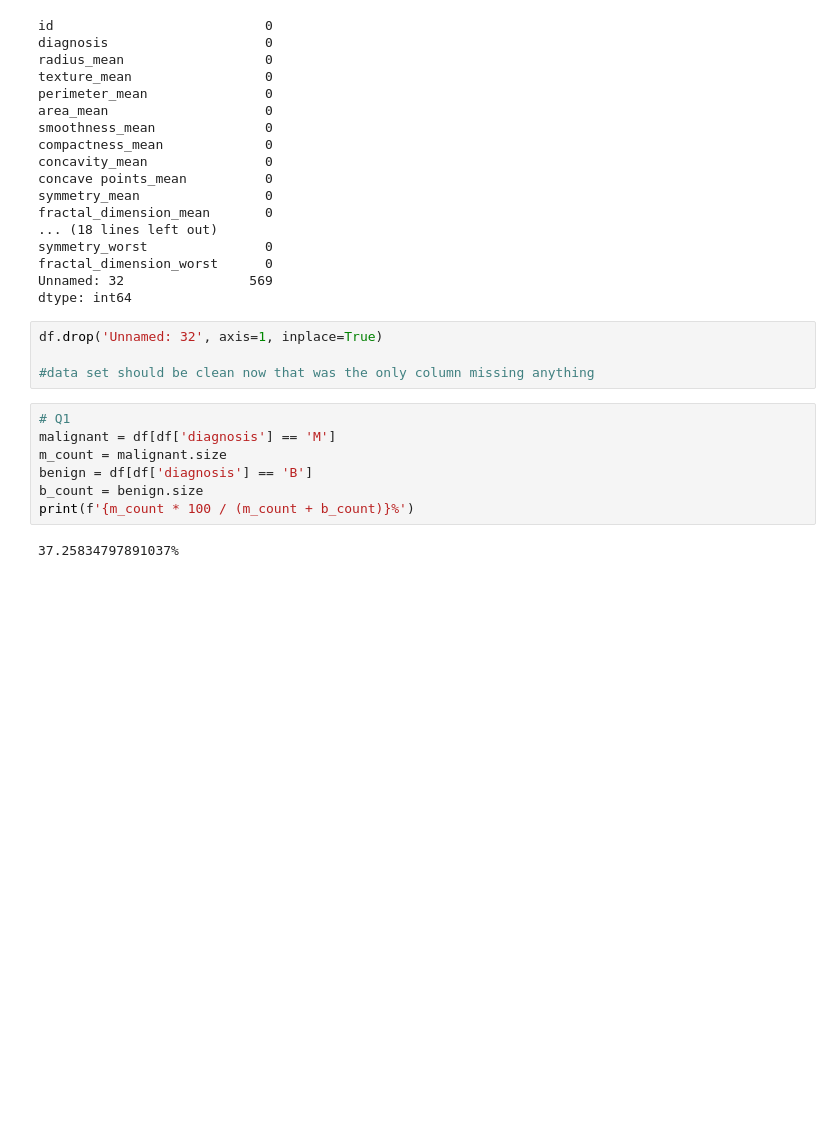
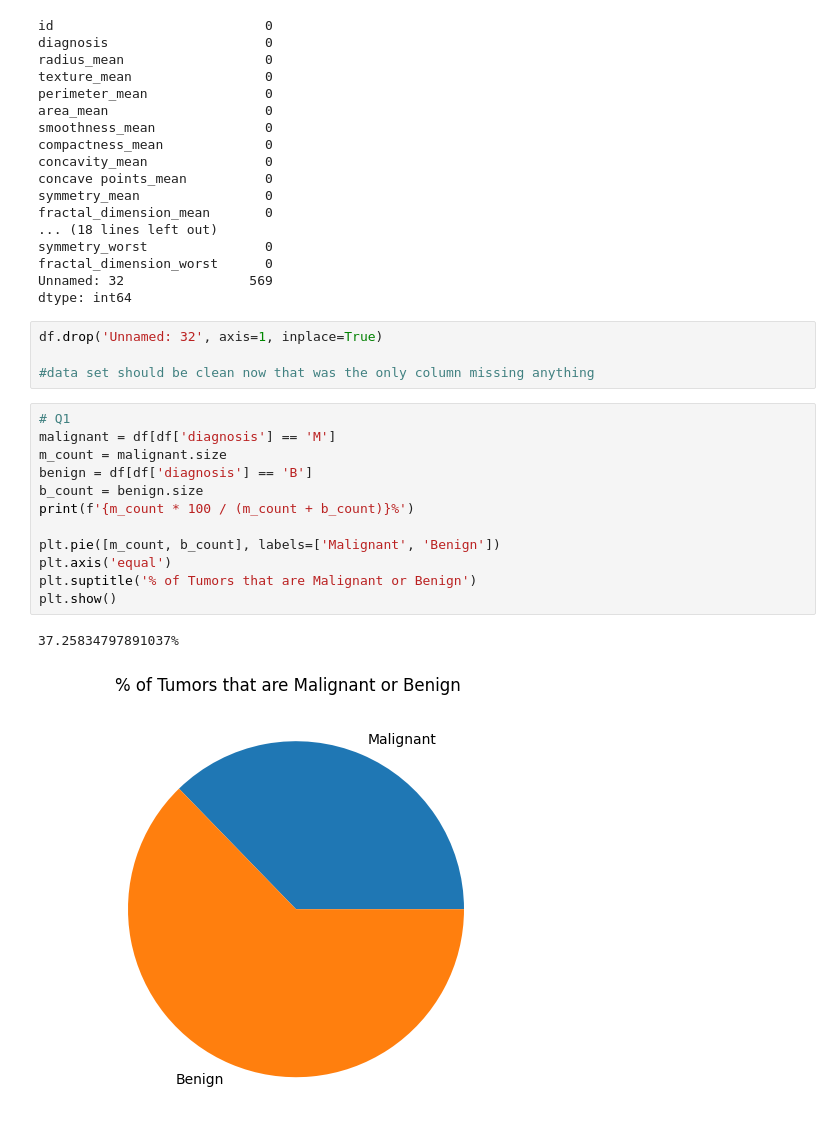
Before and after one commit to build-summer-2025/async-final-project-teal-nicholas, a Jupyter notebook: final_project_example.ipynb, the cells around one changed output. Drawn from its saved outputs; the diff is of its cells as text; blank space fills up the shorter version.

Commit message:
Added visuals to each question

```diff
--- a/final_project_example.ipynb
+++ b/final_project_example.ipynb
@@ -97,12 +99,18 @@ df.drop('Unnamed: 32', axis=1, inplace=True)
 # %%
 # Q1
 malignant = df[df['diagnosis'] == 'M']
 m_count = malignant.size
 benign = df[df['diagnosis'] == 'B']
 b_count = benign.size
 print(f'{m_count * 100 / (m_count + b_count)}%')
+
+plt.pie([m_count, b_count], labels=['Malignant', 'Benign'])
+plt.axis('equal')
+plt.suptitle('% of Tumors that are Malignant or Benign')
+plt.show()
 # %% [output]
 37.25834797891037%
+[figure, added]
 # %%
 # Q2
 m_mean_nucleus_radius = malignant['radius_mean'].mean()
```
Also changed, not shown: parts of 16 cells of this notebook, 12 other files.
